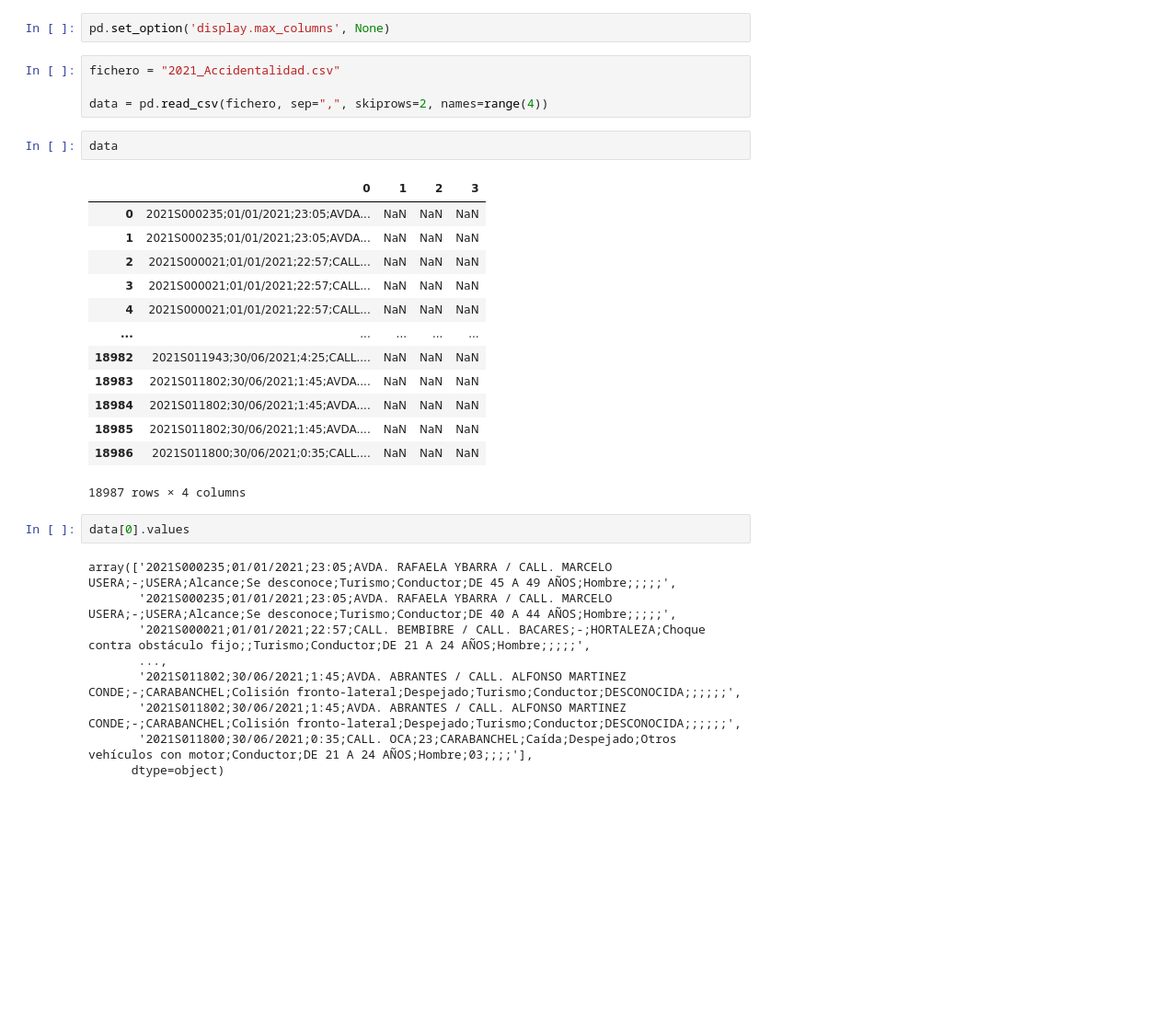
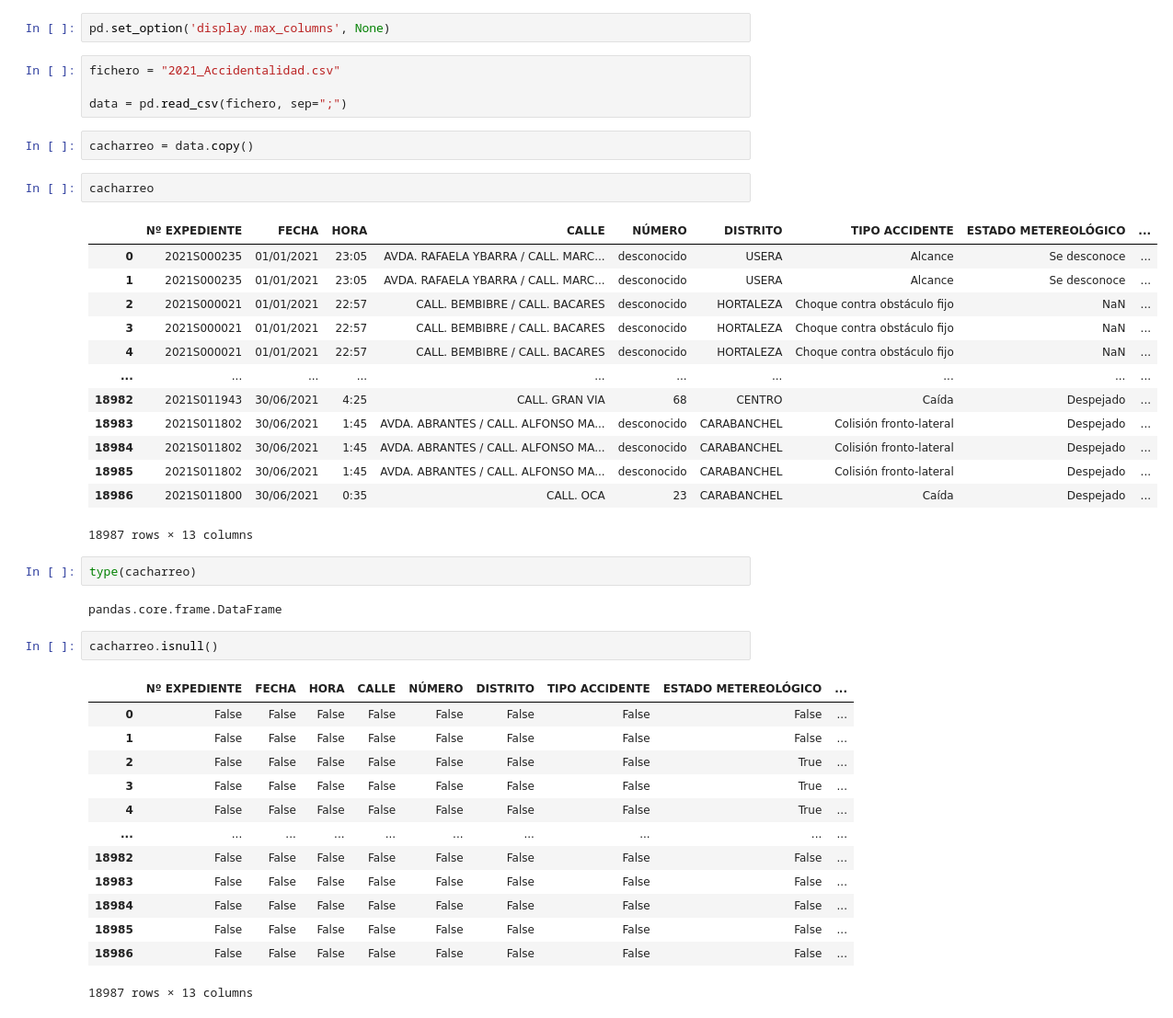
Before and after one commit to Sergio-1980/second_accident_rate, a Jupyter notebook: jupyter_code.ipynb, the cells around one changed output. Shown at 92% size. Drawn from its saved outputs; the diff is of its cells as text; blank space fills up the shorter version.

```diff
--- a/jupyter_code.ipynb
+++ b/jupyter_code.ipynb
@@ -5,31 +7,42 @@ pd.set_option('display.max_columns', None)
 # %%
 fichero = "2021_Accidentalidad.csv"
 
-data = pd.read_csv(fichero, sep=",", skiprows=2, names=range(4))
+data = pd.read_csv(fichero, sep=";")
-# %%
-data
-# %% [output]
-|  | 0 | 1 | 2 | 3 |
-| 0 | 2021S000235;01/01/2021;23:05;AVDA... | NaN | NaN | NaN |
-| 1 | 2021S000235;01/01/2021;23:05;AVDA... | NaN | NaN | NaN |
-| 2 | 2021S000021;01/01/2021;22:57;CALL... | NaN | NaN | NaN |
-| 3 | 2021S000021;01/01/2021;22:57;CALL... | NaN | NaN | NaN |
-| 4 | 2021S000021;01/01/2021;22:57;CALL... | NaN | NaN | NaN |
-| ... | ... | ... | ... | ... |
-| 18982 | 2021S011943;30/06/2021;4:25;CALL.... | NaN | NaN | NaN |
-| 18983 | 2021S011802;30/06/2021;1:45;AVDA.... | NaN | NaN | NaN |
-| 18984 | 2021S011802;30/06/2021;1:45;AVDA.... | NaN | NaN | NaN |
-| 18985 | 2021S011802;30/06/2021;1:45;AVDA.... | NaN | NaN | NaN |
-| 18986 | 2021S011800;30/06/2021;0:35;CALL.... | NaN | NaN | NaN |
-18987 rows × 4 columns
-# %%
-data[0].values
-# %% [output]
-array(['2021S000235;01/01/2021;23:05;AVDA. RAFAELA YBARRA / CALL. MARCELO USERA;-;USERA;Alcance;Se desconoce;Turismo;Conductor;DE 45 A 49 AÑOS;Hombre;;;;;',
-       '2021S000235;01/01/2021;23:05;AVDA. RAFAELA YBARRA / CALL. MARCELO USERA;-;USERA;Alcance;Se desconoce;Turismo;Conductor;DE 40 A 44 AÑOS;Hombre;;;;;',
-       '2021S000021;01/01/2021;22:57;CALL. BEMBIBRE / CALL. BACARES;-;HORTALEZA;Choque contra obstáculo fijo;;Turismo;Conductor;DE 21 A 24 AÑOS;Hombre;;;;;',
-       ...,
-       '2021S011802;30/06/2021;1:45;AVDA. ABRANTES / CALL. ALFONSO MARTINEZ CONDE;-;CARABANCHEL;Colisión fronto-lateral;Despejado;Turismo;Conductor;DESCONOCIDA;;;;;;',
-       '2021S011802;30/06/2021;1:45;AVDA. ABRANTES / CALL. ALFONSO MARTINEZ CONDE;-;CARABANCHEL;Colisión fronto-lateral;Despejado;Turismo;Conductor;DESCONOCIDA;;;;;;',
-       '2021S011800;30/06/2021;0:35;CALL. OCA;23;CARABANCHEL;Caída;Despejado;Otros vehículos con motor;Conductor;DE 21 A 24 AÑOS;Hombre;03;;;;'],
-      dtype=object)
+# %%
+cacharreo = data.copy()
+# %%
+cacharreo
+# %% [output]
+|  | Nº EXPEDIENTE | FECHA | HORA | CALLE | NÚMERO | DISTRITO | TIPO ACCIDENTE | ESTADO METEREOLÓGICO | ... |
+| 0 | 2021S000235 | 01/01/2021 | 23:05 | AVDA. RAFAELA YBARRA / CALL. MARC... | desconocido | USERA | Alcance | Se desconoce | ... |
+| 1 | 2021S000235 | 01/01/2021 | 23:05 | AVDA. RAFAELA YBARRA / CALL. MARC... | desconocido | USERA | Alcance | Se desconoce | ... |
+| 2 | 2021S000021 | 01/01/2021 | 22:57 | CALL. BEMBIBRE / CALL. BACARES | desconocido | HORTALEZA | Choque contra obstáculo fijo | NaN | ... |
+| 3 | 2021S000021 | 01/01/2021 | 22:57 | CALL. BEMBIBRE / CALL. BACARES | desconocido | HORTALEZA | Choque contra obstáculo fijo | NaN | ... |
+| 4 | 2021S000021 | 01/01/2021 | 22:57 | CALL. BEMBIBRE / CALL. BACARES | desconocido | HORTALEZA | Choque contra obstáculo fijo | NaN | ... |
+| ... | ... | ... | ... | ... | ... | ... | ... | ... | ... |
+| 18982 | 2021S011943 | 30/06/2021 | 4:25 | CALL. GRAN VIA | 68 | CENTRO | Caída | Despejado | ... |
+| 18983 | 2021S011802 | 30/06/2021 | 1:45 | AVDA. ABRANTES / CALL. ALFONSO MA... | desconocido | CARABANCHEL | Colisión fronto-lateral | Despejado | ... |
+| 18984 | 2021S011802 | 30/06/2021 | 1:45 | AVDA. ABRANTES / CALL. ALFONSO MA... | desconocido | CARABANCHEL | Colisión fronto-lateral | Despejado | ... |
+| 18985 | 2021S011802 | 30/06/2021 | 1:45 | AVDA. ABRANTES / CALL. ALFONSO MA... | desconocido | CARABANCHEL | Colisión fronto-lateral | Despejado | ... |
+| 18986 | 2021S011800 | 30/06/2021 | 0:35 | CALL. OCA | 23 | CARABANCHEL | Caída | Despejado | ... |
+18987 rows × 13 columns
+# %%
+type(cacharreo)
+# %% [output]
+pandas.core.frame.DataFrame
+# %%
+cacharreo.isnull()
+# %% [output]
+|  | Nº EXPEDIENTE | FECHA | HORA | CALLE | NÚMERO | DISTRITO | TIPO ACCIDENTE | ESTADO METEREOLÓGICO | ... |
+| 0 | False | False | False | False | False | False | False | False | ... |
+| 1 | False | False | False | False | False | False | False | False | ... |
+| 2 | False | False | False | False | False | False | False | True | ... |
+| 3 | False | False | False | False | False | False | False | True | ... |
+| 4 | False | False | False | False | False | False | False | True | ... |
+| ... | ... | ... | ... | ... | ... | ... | ... | ... | ... |
+| 18982 | False | False | False | False | False | False | False | False | ... |
+| 18983 | False | False | False | False | False | False | False | False | ... |
+| 18984 | False | False | False | False | False | False | False | False | ... |
+| 18985 | False | False | False | False | False | False | False | False | ... |
+| 18986 | False | False | False | False | False | False | False | False | ... |
+18987 rows × 13 columns
```
Also changed, not shown: parts of 42 cells of this notebook, 2 other files.
